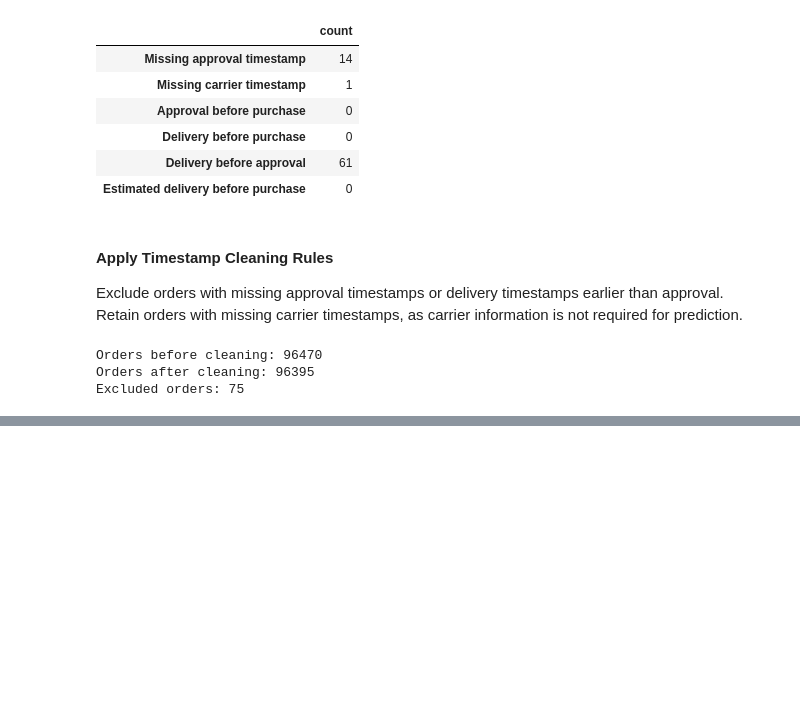
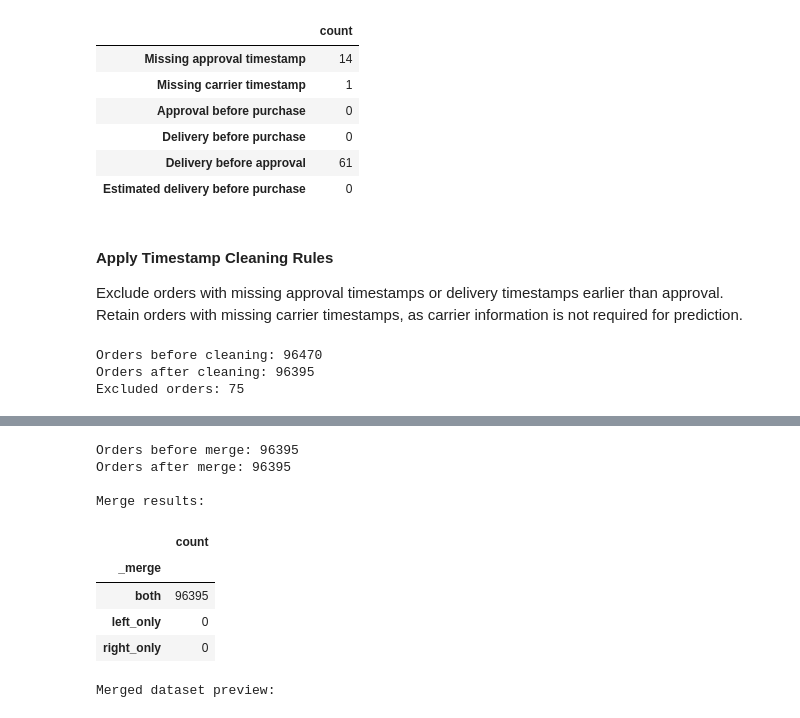
Before and after one commit to ZGXJason/CIS5450_FINAL_PROJECT, a Jupyter notebook: notebooks/01_data_cleaning.ipynb, the cells around one changed output, grey strips where cells are left out. Saved outputs shown, nothing was run; the diff lists cells and outputs as text; code cells hidden in the pictures; blank space fills up the shorter version.

```diff
--- a/notebooks/01_data_cleaning.ipynb
+++ b/notebooks/01_data_cleaning.ipynb
@@ -315,0 +352,28 @@ Excluded orders: 75
+# %%
+orders_merged = orders_clean.merge(
+    items_agg,
+    on='order_id',
+    how='left',
+    validate='one_to_one',
+    indicator=True
+)
+
+print("Orders before merge:", len(orders_clean))
+print("Orders after merge:", len(orders_merged))
+
+print("\nMerge results:")
+display(orders_merged['_merge'].value_counts().to_frame('count'))
+
+print("\nMerged dataset preview:")
+display(orders_merged.head())
+# %% [output]
+Orders before merge: 96395
+Orders after merge: 96395
+
+Merge results:
+|  | count |
+| _merge |  |
+| both | 96395 |
+| left_only | 0 |
+| right_only | 0 |
+Merged dataset preview:
```
Also changed, not shown: parts of 4 cells of this notebook.
